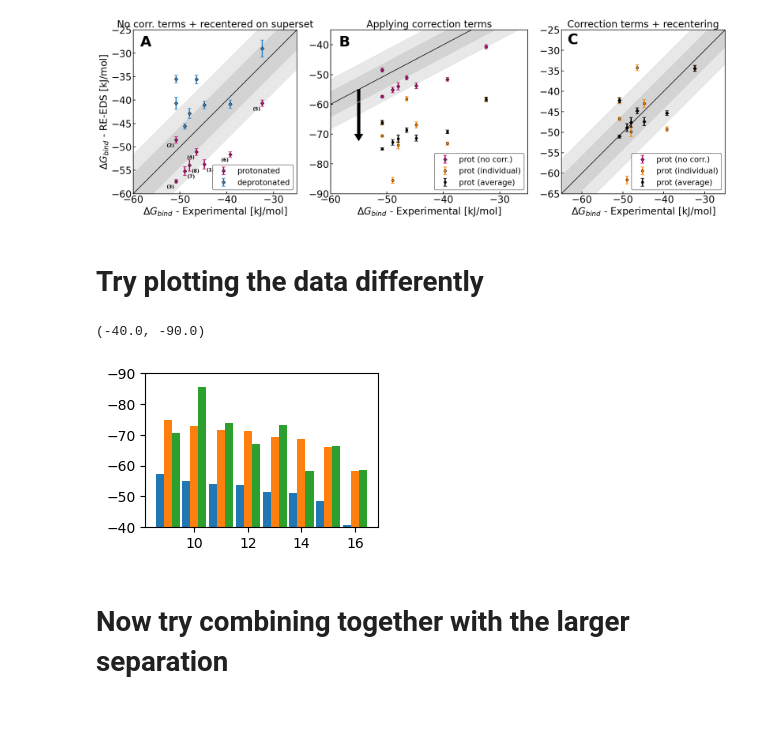
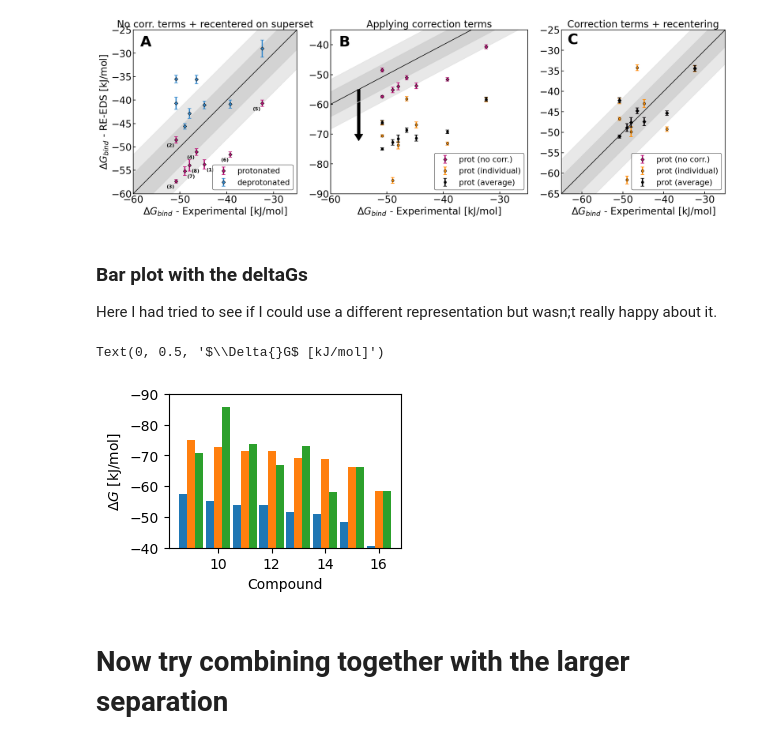
Before and after one commit to rinikerlab/reeds_protonation_tautomers, a Jupyter notebook: paper_programs/notebooks/FXA_combine_free_energies_with_correction_factors.ipynb, the cells around one changed output. Drawn from its saved outputs; the diff is of its cells as text; code cells hidden in the pictures; blank space fills up the shorter version.

```diff
--- a/paper_programs/notebooks/FXA_combine_free_energies_with_correction_factors.ipynb
+++ b/paper_programs/notebooks/FXA_combine_free_energies_with_correction_factors.ipynb
@@ -413,24 +401,29 @@ fig.savefig('/home/cchampion/Desktop/FXA_free_energies_Qcorr_effect.pdf', bbox_i
 # %% [markdown]
-# Try plotting the data differently
+### Bar plot with the deltaGs
+
+Here I had tried to see if I could use a different representation but wasn;t really happy about it.
 # %%
 fig, ax = plt.subplots(figsize=[3, 2])
 
 x = np.arange(9, 17)
 
 tmp_prot, dgs_corr_indiv_prot, dgs_corr_avg_prot
 
 idx = np.argsort(tmp_prot[0])
 
 w = 0.3
 
 ax.bar(x-w, tmp_prot[0][idx], width = w)
 ax.bar(x, dgs_corr_avg_prot[0][idx], width = w)
 ax.bar(x+w, dgs_corr_indiv_prot[0][idx], width = w)
 
 ax.set_ylim([-40, -90])
+
+ax.set_xlabel('Compound')
+ax.set_ylabel(r'$\Delta{}G$ [kJ/mol]')
 # %% [output]
-(-40.0, -90.0)
+Text(0, 0.5, '$\\Delta{}G$ [kJ/mol]')
-[figure, old version]
+[figure, new version]
 # %% [markdown]
 # Now try combining together with the larger separation
 # %%
```
Also changed, not shown: parts of 4 cells of this notebook, 3 other files.
